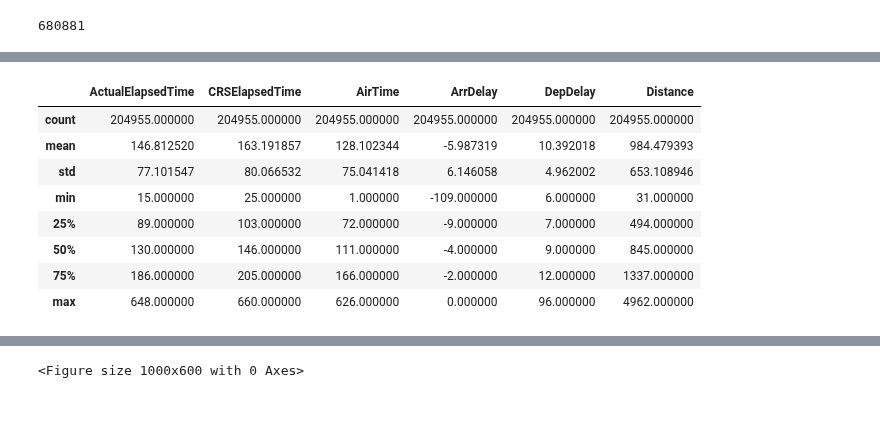
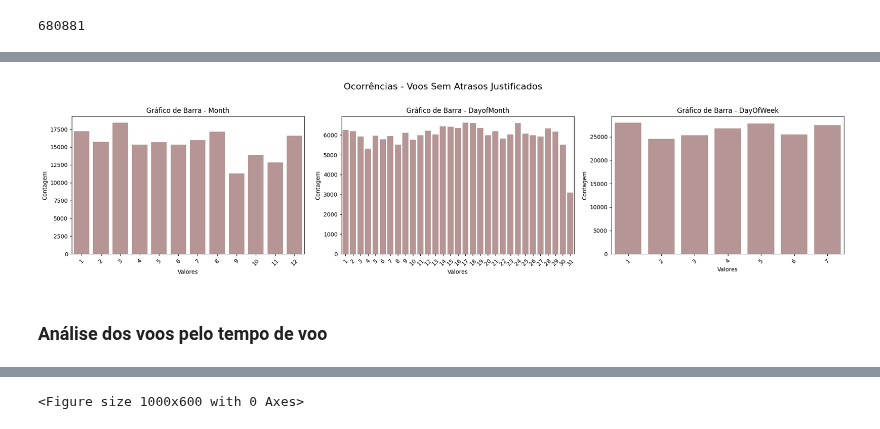
Before and after one commit to AdrielyZBoller/Projeto_Mod05_Ada_VemSerTech, a Jupyter notebook: analise_adiantados.ipynb, the cells around one changed output, grey strips where cells are left out. Cells and saved outputs as stored; diff of their text form; code cells hidden in the pictures.

Commit message:
análise dados adiantados

```diff
--- a/analise_adiantados.ipynb
+++ b/analise_adiantados.ipynb
@@ -282,3 +245,26 @@ df = df[df['ArrDelay']<=0] # apenas os adiantado e no horário de chegada
+# %%
+# Criar gráficos de barra para variáveis discretas
+fig, axs =plt.subplots(1,3, figsize = (20,5))
+
+for i, ax in zip(lista_var_discretas, axs.flatten()):
+    sns.countplot(x=i, data=df[[i]], ax=ax, color='RosyBrown')
+    ax.set_title(f'Gráfico de Barra - {i}')
+    ax.set_xlabel('Valores')
+    ax.set_ylabel('Contagem')
+
+    # Ajusta a rotação dos rótulos para melhor legibilidade
+    ax.tick_params(axis='x', rotation=45)
+# Adiciona um título geral acima dos subgráficos
+fig.suptitle('Ocorrências - Voos Sem Atrasos Justificados', fontsize=16)
+# Ajusta o layout para evitar sobreposição
+plt.tight_layout(rect=[0, 0, 1, 0.96])  # Ajusta o espaço para acomodar o título geral
+
+# Exibe a figura
+plt.show()
+# %% [output]
+[figure, added]
+# %% [markdown]
+### Análise dos voos pelo tempo de voo
 # %%
 min, q25, q50,q75, max = df['CRSElapsedTime'].describe()[['min', '25%', '50%','75%', 'max']]
 # %%
@@ -294,12 +273,0 @@ df_discreta = df[lista_var_discretas]
-# %%
-df[lista_var_continuas].describe()
-# %% [output]
-|  | ActualElapsedTime | CRSElapsedTime | AirTime | ArrDelay | DepDelay | Distance |
-| count | 204955.000000 | 204955.000000 | 204955.000000 | 204955.000000 | 204955.000000 | 204955.000000 |
-| mean | 146.812520 | 163.191857 | 128.102344 | -5.987319 | 10.392018 | 984.479393 |
-| std | 77.101547 | 80.066532 | 75.041418 | 6.146058 | 4.962002 | 653.108946 |
-| min | 15.000000 | 25.000000 | 1.000000 | -109.000000 | 6.000000 | 31.000000 |
-| 25% | 89.000000 | 103.000000 | 72.000000 | -9.000000 | 7.000000 | 494.000000 |
-| 50% | 130.000000 | 146.000000 | 111.000000 | -4.000000 | 9.000000 | 845.000000 |
-| 75% | 186.000000 | 205.000000 | 166.000000 | -2.000000 | 12.000000 | 1337.000000 |
-| max | 648.000000 | 660.000000 | 626.000000 | 0.000000 | 96.000000 | 4962.000000 |
```
Also changed, not shown: parts of 49 cells of this notebook.
